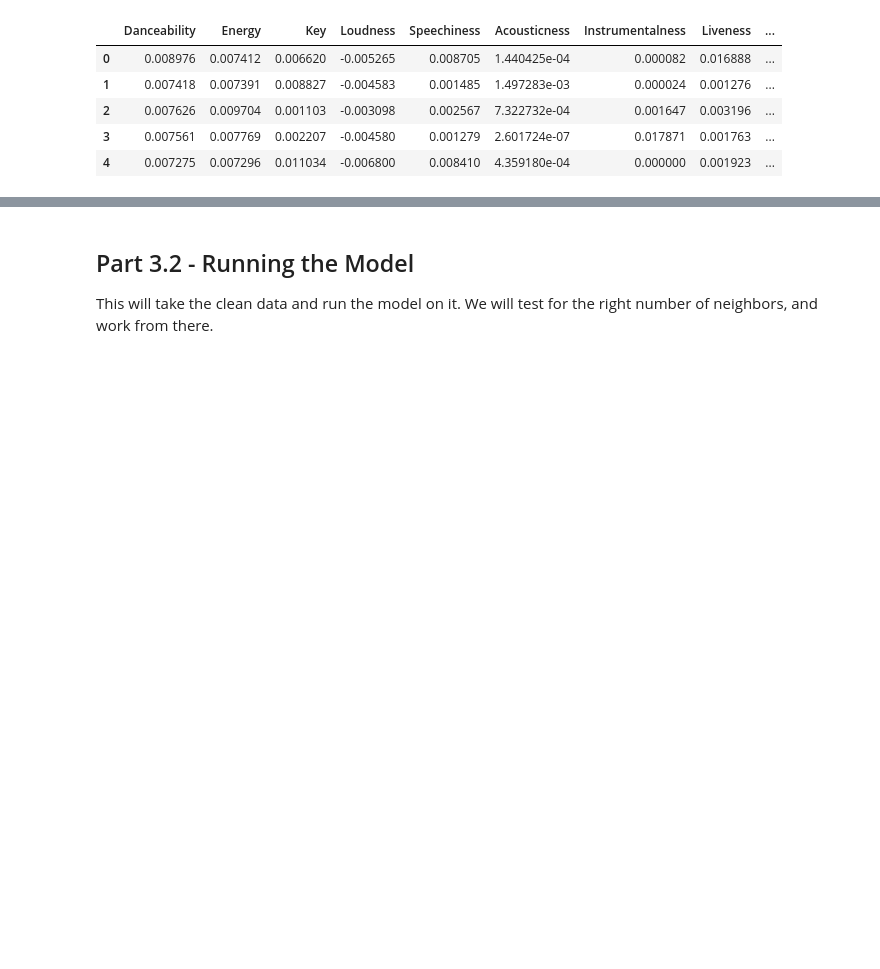
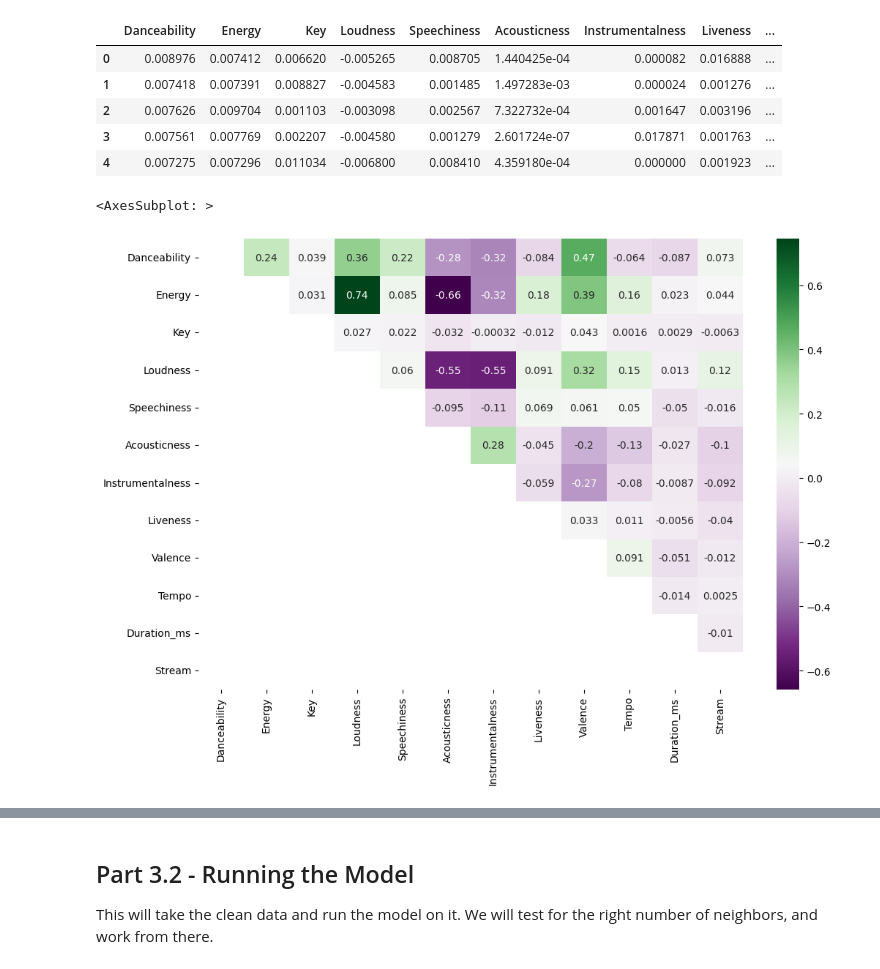
Before and after one commit to BoquanFang/ECS171_Term_Project, a Jupyter notebook: Formatting_Final_Submission_Code.ipynb, the cells around one changed output, grey strips where cells are left out. Cells and saved outputs as stored; diff of their text form; code cells hidden in the pictures; blank space fills up the shorter version.

```diff
--- a/Formatting_Final_Submission_Code.ipynb
+++ b/Formatting_Final_Submission_Code.ipynb
@@ -81,3 +81,11 @@ scaled_music.head()
 | 2 | 0.007626 | 0.009704 | 0.001103 | -0.003098 | 0.002567 | 7.322732e-04 | 0.001647 | 0.003196 | ... |
 | 3 | 0.007561 | 0.007769 | 0.002207 | -0.004580 | 0.001279 | 2.601724e-07 | 0.017871 | 0.001763 | ... |
 | 4 | 0.007275 | 0.007296 | 0.011034 | -0.006800 | 0.008410 | 4.359180e-04 | 0.000000 | 0.001923 | ... |
+# %%
+plt.figure(figsize = (12,8))
+scaled_music_corr = scaled_music.corr()
+maskval = np.tril(scaled_music_corr)
+sns.heatmap(scaled_music_corr, annot=True, cmap='PRGn', mask=maskval, square=False)
+# %% [output]
+<AxesSubplot: >
+[figure, added]
```
Also changed, not shown: parts of 5 cells of this notebook.
